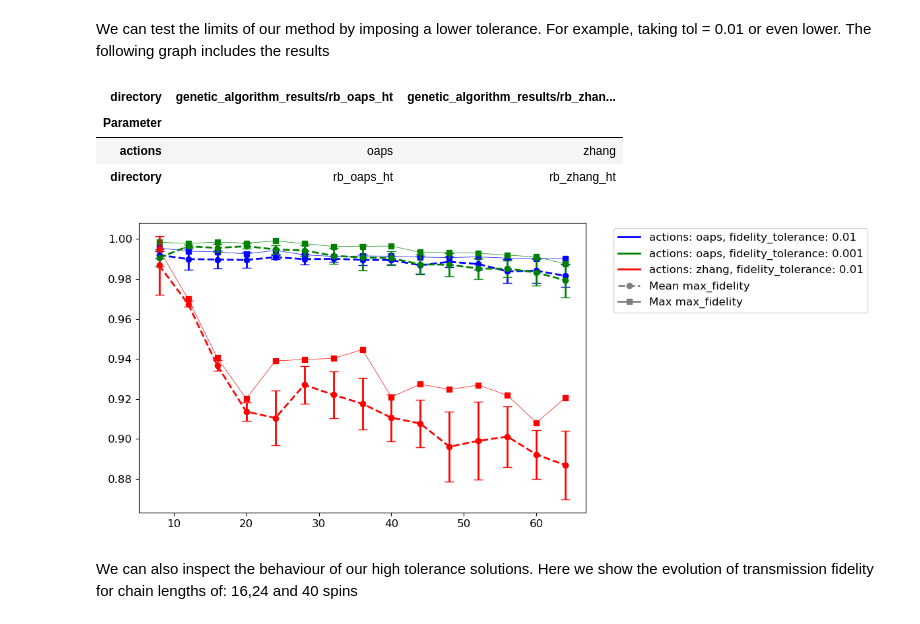
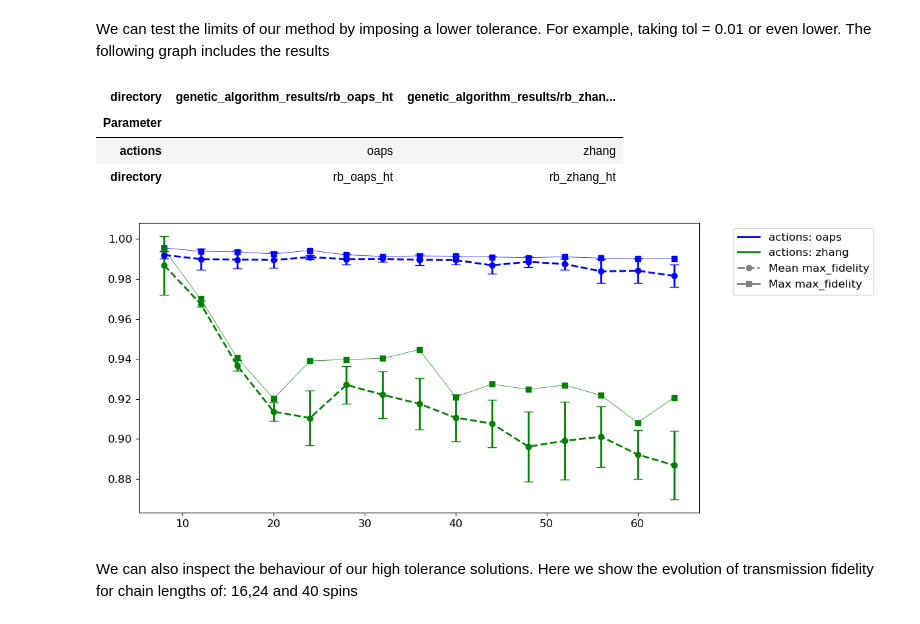
Before and after one commit to sofips/dynamic_control_for_QST, a Jupyter notebook: ga_results_summary.ipynb, the cells around one changed output. Saved outputs shown, nothing was run; the diff lists cells and outputs as text; code cells hidden in the pictures.

```diff
--- a/ga_results_summary.ipynb
+++ b/ga_results_summary.ipynb
@@ -174,18 +174,17 @@ We can test the limits of our method by imposing a lower tolerance. For example,
 # %%
 rb_zhang_ht = 'genetic_algorithm_results/rb_zhang_ht/'
 rb_oaps_ht = 'genetic_algorithm_results/rb_oaps_ht'
-rb_oaps_htt = 'genetic_algorithm_results/rb_oaps_t999'
 plt.figure(figsize=(12,5))
-plot_metric([rb_zhang_ht,rb_oaps_ht, rb_oaps_htt],column='max_fidelity')
+plot_metric([rb_zhang_ht,rb_oaps_ht],column='max_fidelity')
 plt.tight_layout()
 directories = [rb_zhang_ht,rb_oaps_ht]
 get_different_parameters(directories,print_params=False)
 # %% [output]
 | directory | genetic_algorithm_results/rb_oaps_ht | genetic_algorithm_results/rb_zhan... |
 | Parameter |  |  |
 | actions | oaps | zhang |
 | directory | rb_oaps_ht | rb_zhang_ht |
-[figure, old version]
+[figure, new version]
 # %% [markdown]
 We can also inspect the behaviour of our high tolerance solutions. Here we show the evolution of transmission fidelity for chain lengths of: 16,24 and 40 spins
 # %%
```
Also changed, not shown: parts of 1 cell of this notebook, 5 other files.
